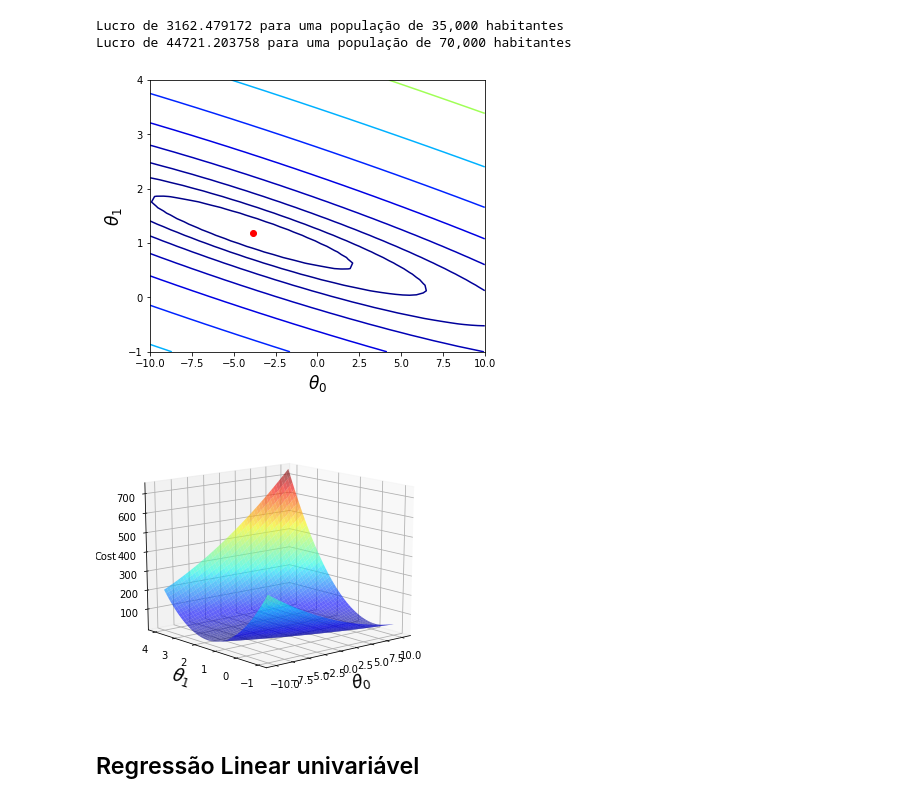
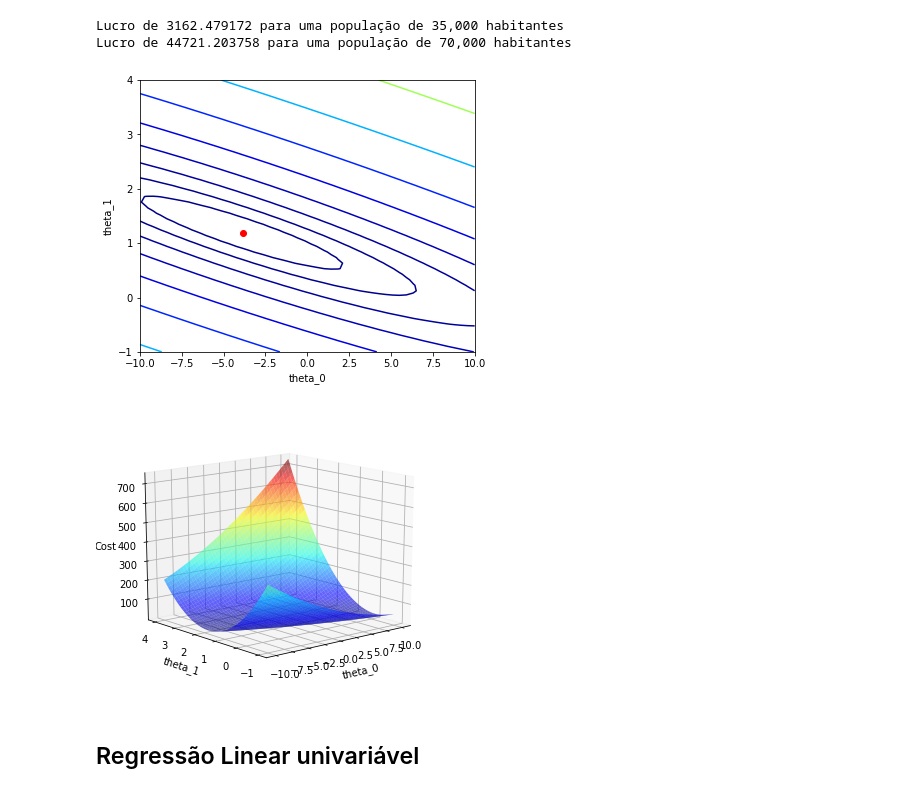
Before and after one commit to raphael-abreu/ml_t1, a Jupyter notebook: relatorio.ipynb, the cells around one changed output. Cells and saved outputs as stored; diff of their text form; code cells hidden in the pictures.

```diff
--- a/relatorio.ipynb
+++ b/relatorio.ipynb
@@ -82,43 +85,43 @@ Lucro de 3162.479172 para uma população de 35,000 habitantes
 Lucro de 44721.203758 para uma população de 70,000 habitantes
 # %%
 from mpl_toolkits.mplot3d import axes3d
-B0 = np.linspace(-10, 10, 50)
-B1 = np.linspace(-1, 4, 50)
-xx, yy = np.meshgrid(B0, B1, indexing='xy')
-Z = np.zeros((B0.size,B1.size))
 
-for (i,j),v in np.ndenumerate(Z):
-    Z[i,j] = computarCusto(X,y, theta=[[xx[i,j]], [yy[i,j]]])
+# Grids
+theta0 = np.linspace(-10, 10, 50)
+theta1 = np.linspace(-1, 4, 50)
+theta0_vals, theta1_vals = np.meshgrid(theta0, theta1, indexing='xy')
+
+custos = np.zeros((theta0.size,theta1.size))
+
+for (i,j),v in np.ndenumerate(custos):
+    custos[i,j] = computarCusto(X,y, theta=[[theta0_vals[i,j]], [theta1_vals[i,j]]])
+
+
 
 fig1 = plt.figure(figsize=(6,5))
-
-ax = plt.contour(xx, yy, Z, np.logspace(-2, 3, 20), cmap=plt.cm.jet)
+ax = plt.contour(theta0_vals, theta1_vals, custos, np.logspace(-2, 3, 20), cmap=plt.cm.jet)
 plt.scatter(theta[0],theta[1], c='r')
 
-fig1.axes[0].set_xlabel(r'$\theta_0$', fontsize=17)
-fig1.axes[0].set_ylabel(r'$\theta_1$', fontsize=17)
-
+plt.xlabel('theta_0')
+plt.ylabel('theta_1')
 
 plt.show()
 # %% [output]
-[figure, old version]
+[figure, new version]
 # %%
 fig2 = plt.figure(figsize=(6,5))
-
 ax = fig2.gca( projection='3d')
-
-ax.plot_surface(xx, yy, Z, rstride=1, cstride=1, alpha=0.6, cmap=plt.cm.jet)
+ax.plot_surface(theta0_vals, theta1_vals, custos, rstride=1, cstride=1, alpha=0.6, cmap=plt.cm.jet)
 ax.set_zlabel('Cost')
-ax.set_zlim(Z.min(),Z.max())
+ax.set_zlim(custos.min(),custos.max())
 ax.view_init(elev=15, azim=230)
 
-
-fig2.axes[0].set_xlabel(r'$\theta_0$', fontsize=17)
-fig2.axes[0].set_ylabel(r'$\theta_1$', fontsize=17)
+plt.xlabel('theta_0')
+plt.ylabel('theta_1')
 
 plt.show()
 # %% [output]
-[figure, old version]
+[figure, new version]
 # %% [markdown]
 ## Regressão Linear univariável
 # %%
```
Also changed, not shown: parts of 1 cell of this notebook.
